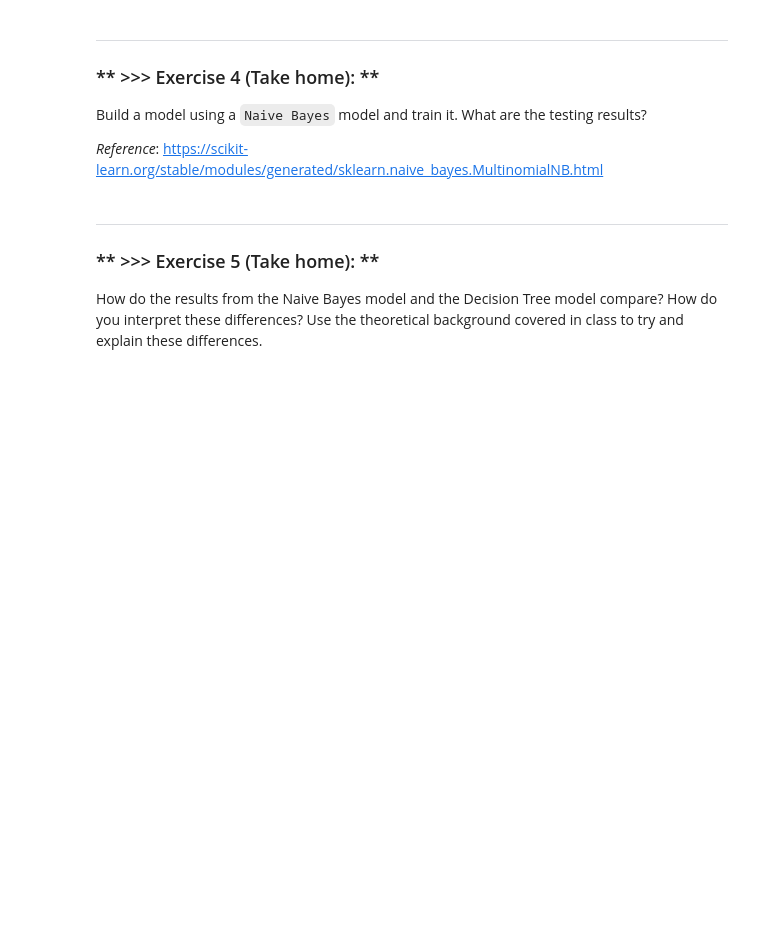
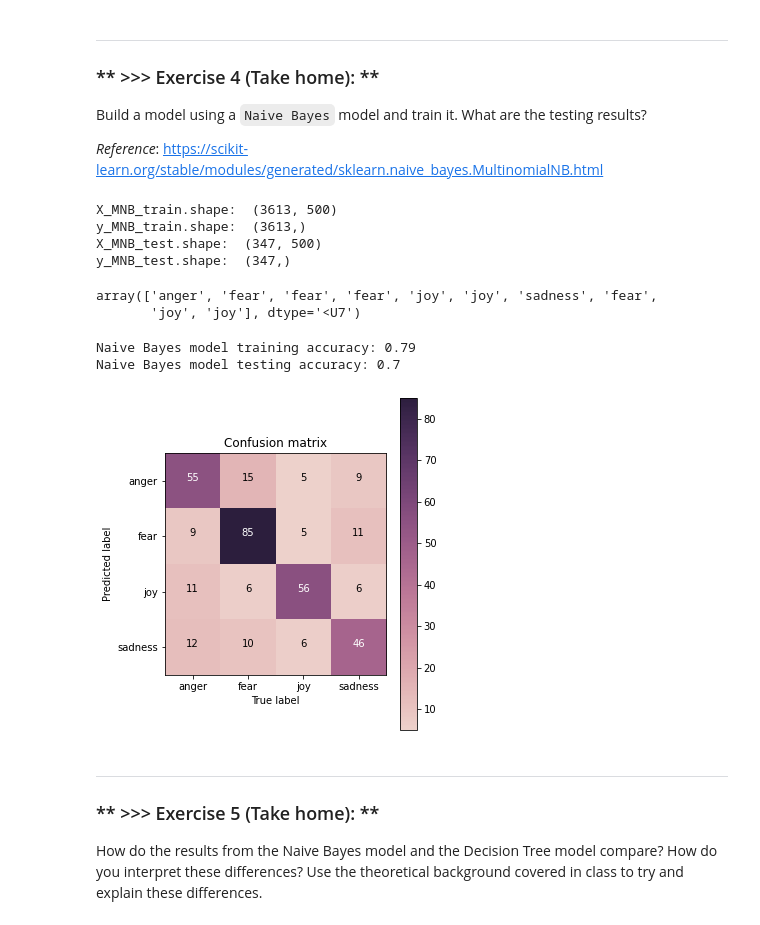
Before and after one commit to YiChiChao/DM2022-Lab2-Homework, a Jupyter notebook: DM2022-Lab2-Homework.ipynb, the cells around one changed output. Cells and saved outputs as stored; diff of their text form; code cells hidden in the pictures; blank space fills up the shorter version.

```diff
--- a/DM2022-Lab2-Homework.ipynb
+++ b/DM2022-Lab2-Homework.ipynb
@@ -456,3 +517,55 @@
+# %%
+# for a classificaiton problem, you need to provide both training & testing data
+X_MNB_train = BOW_500.transform(train_df['text'])
+y_MNB_train = train_df['emotion']
+
+X_MNB_test = BOW_500.transform(test_df['text'])
+y_MNB_test = test_df['emotion']
+
+## take a look at data dimension is a good habbit  :)
+print('X_MNB_train.shape: ', X_MNB_train.shape)
+print('y_MNB_train.shape: ', y_MNB_train.shape)
+print('X_MNB_test.shape: ', X_MNB_test.shape)
+print('y_MNB_test.shape: ', y_MNB_test.shape)
+# %% [output]
+X_MNB_train.shape:  (3613, 500)
+y_MNB_train.shape:  (3613,)
+X_MNB_test.shape:  (347, 500)
+y_MNB_test.shape:  (347,)
+# %%
+## build Naive Bayes model
+MNB = MultinomialNB()
+
+## training!
+MNB.fit(X_MNB_train, y_MNB_train)
+
+## predict!
+y_MNB_train_pred = MNB.predict(X_MNB_train)
+y_MNB_test_pred = MNB.predict(X_MNB_test)
+
+## so we get the pred result
+y_MNB_test_pred[:10]
+# %% [output]
+array(['anger', 'fear', 'fear', 'fear', 'joy', 'joy', 'sadness', 'fear',
+       'joy', 'joy'], dtype='<U7')
+# %%
+## accuracy
+acc_MNB_train = accuracy_score(y_true=y_MNB_train, y_pred=y_MNB_train_pred)
+acc_MNB_test = accuracy_score(y_true=y_MNB_test, y_pred=y_MNB_test_pred)
+
+print('Naive Bayes model training accuracy: {}'.format(round(acc_MNB_train, 2)))
+print('Naive Bayes model testing accuracy: {}'.format(round(acc_MNB_test, 2)))
+# %% [output]
+Naive Bayes model training accuracy: 0.79
+Naive Bayes model testing accuracy: 0.7
+# %%
+## check by confusion matrix
+cm_mnb = confusion_matrix(y_true=y_MNB_test, y_pred=y_MNB_test_pred)
+# plot your confusion matrix
+my_tags = ['anger', 'fear', 'joy', 'sadness']
+plot_confusion_matrix(cm_mnb, classes=my_tags, title='Confusion matrix')
+# %% [output]
+[figure, added]
 # %% [markdown]
 ---
 ### ** >>> Exercise 5 (Take home): **
```
Also changed, not shown: parts of 43 cells of this notebook.
